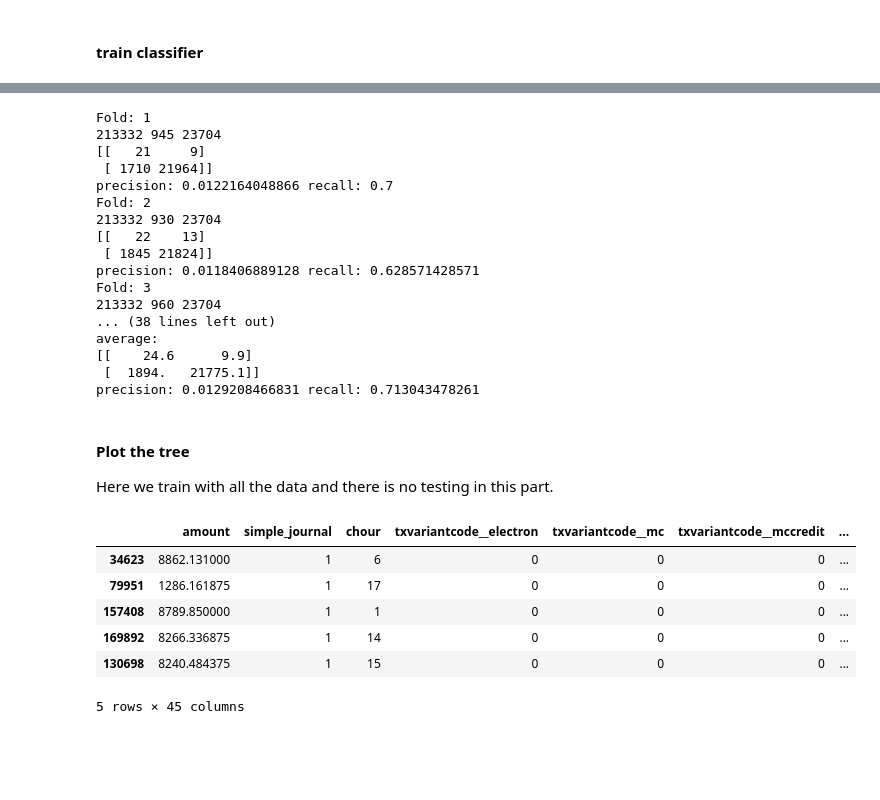
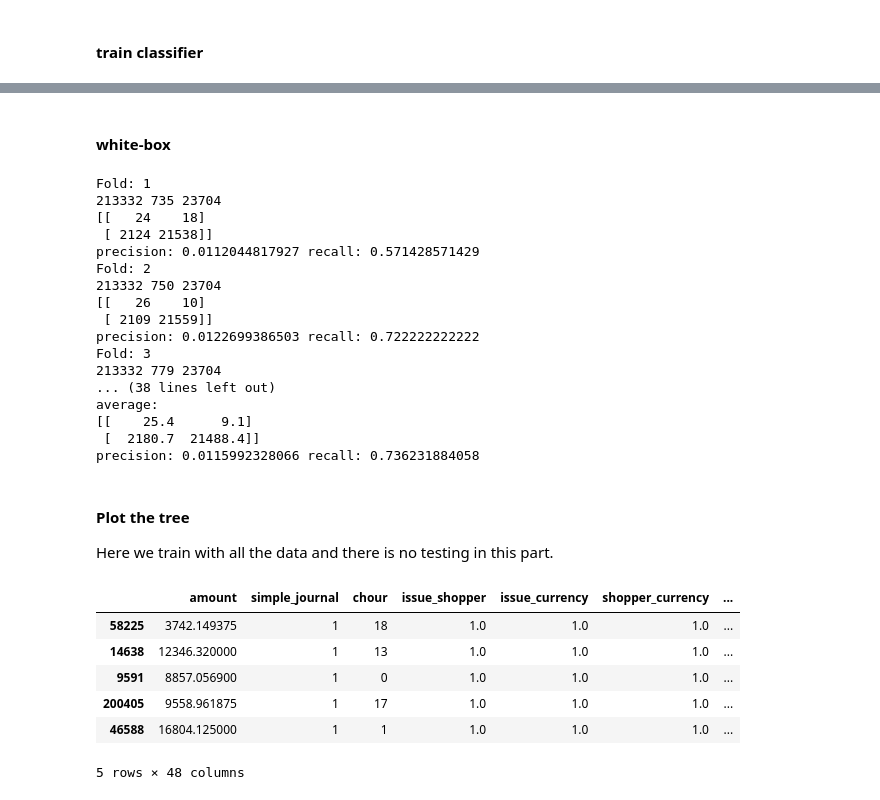
Before and after one commit to zhongshj/creditcardflaud, a Jupyter notebook: whitebox.ipynb, the cells around one changed output, grey strips where cells are left out. Cells and saved outputs as stored; diff of their text form; code cells hidden in the pictures; blank space fills up the shorter version.

```diff
--- a/whitebox.ipynb
+++ b/whitebox.ipynb
@@ -81,14 +103,14 @@ def empirical_bayes(df, column):
 
     # parameters
     k = len(df) / df[column].nunique()
-    f = 100
+    f = 1.0
 
     for feature in df[column]:
         if feature not in feature_set:
             feature_set.add(feature)
             df_pos = df[df[column] == feature]
             n = len(df_pos)
-            alpha = 1 / (1 + np.exp((-1) * (n - k) / f))
+            alpha = 1 / (1 + np.exp((k - n) / f))
             dic[feature] = alpha * len(df_pos[df_pos['simple_journal'] == 0])/len(df_pos) + (1 - alpha) * prior_bayes
 
     return dic
@@ -203,0 +228,3 @@ def run_kfold(clf, df, sampling_ratio):
+# %%
+rf = RandomForestClassifier()
+run_kfold(rf, df, 0.7)
@@ -204,48 +286,50 @@ def run_kfold(clf, df, sampling_ratio):
+# %% [markdown]
+#### white-box
 # %%
-clf = DecisionTreeClassifier()
-run_kfold(clf, df, 0.5)
+dt = DecisionTreeClassifier()
+run_kfold(dt, df, 0.7)
 # %% [output]
 Fold: 1
-213332 945 23704
-[[   21     9]
- [ 1710 21964]]
-precision: 0.0122164048866 recall: 0.7
+213332 735 23704
+[[   24    18]
+ [ 2124 21538]]
+precision: 0.0112044817927 recall: 0.571428571429
 Fold: 2
-213332 930 23704
-[[   22    13]
- [ 1845 21824]]
-precision: 0.0118406889128 recall: 0.628571428571
+213332 750 23704
+[[   26    10]
+ [ 2109 21559]]
+precision: 0.0122699386503 recall: 0.722222222222
 Fold: 3
-213332 960 23704
+213332 779 23704
 ... (38 lines left out)
 average:
-[[    24.6      9.9]
- [  1894.   21775.1]]
-precision: 0.0129208466831 recall: 0.713043478261
+[[    25.4      9.1]
+ [  2180.7  21488.4]]
+precision: 0.0115992328066 recall: 0.736231884058
 # %% [markdown]
 #### Plot the tree
 Here we train with all the data and there is no testing in this part.
 # %%
 rf = DecisionTreeClassifier()
-rus = RandomUnderSampler(ratio=0.5)
+rus = RandomUnderSampler(ratio=0.7)
+df_all = df.copy()
+# eb process
+df_all, _ = eb_feature(df_all, 'issuercountrycode')
+df_all, _ = eb_feature(df_all, 'shoppercountrycode')
+df_all, _ = eb_feature(df_all, 'bin')
 
-# eb process
-df, _ = eb_feature(df, 'issuercountrycode')
-df, _ = eb_feature(df, 'shoppercountrycode')
-df, _ = eb_feature(df, 'bin')
-
-y_all = np.asarray(df['simple_journal'], dtype="|S6")
-X_all = df.drop(['simple_journal'], axis=1).values
+y_all = np.asarray(df_all['simple_journal'], dtype="|S6")
+X_all = df_all.drop(['simple_journal'], axis=1).values
 X_rus, y_rus = rus.fit_sample(X_all, y_all)
 rf.fit(X_rus, y_rus)
 
-tree.export_graphviz(rf, out_file = 'tree.dot', feature_names = list(df))
-df.sample(5)
+tree.export_graphviz(rf, out_file = 'tree.dot', feature_names = list(df_all))
+df_all.sample(5)
 # %% [output]
-|  | amount | simple_journal | chour | txvariantcode__electron | txvariantcode__mc | txvariantcode__mccredit | ... |
-| 34623 | 8862.131000 | 1 | 6 | 0 | 0 | 0 | ... |
-| 79951 | 1286.161875 | 1 | 17 | 0 | 0 | 0 | ... |
-| 157408 | 8789.850000 | 1 | 1 | 0 | 0 | 0 | ... |
-| 169892 | 8266.336875 | 1 | 14 | 0 | 0 | 0 | ... |
-| 130698 | 8240.484375 | 1 | 15 | 0 | 0 | 0 | ... |
+|  | amount | simple_journal | chour | issue_shopper | issue_currency | shopper_currency | ... |
+| 58225 | 3742.149375 | 1 | 18 | 1.0 | 1.0 | 1.0 | ... |
+| 14638 | 12346.320000 | 1 | 13 | 1.0 | 1.0 | 1.0 | ... |
+| 9591 | 8857.056900 | 1 | 0 | 1.0 | 1.0 | 1.0 | ... |
+| 200405 | 9558.961875 | 1 | 17 | 1.0 | 1.0 | 1.0 | ... |
+| 46588 | 16804.125000 | 1 | 1 | 1.0 | 1.0 | 1.0 | ... |
-5 rows × 45 columns
+5 rows × 48 columns
```
Also changed, not shown: parts of 4 cells of this notebook, 1 other file.
